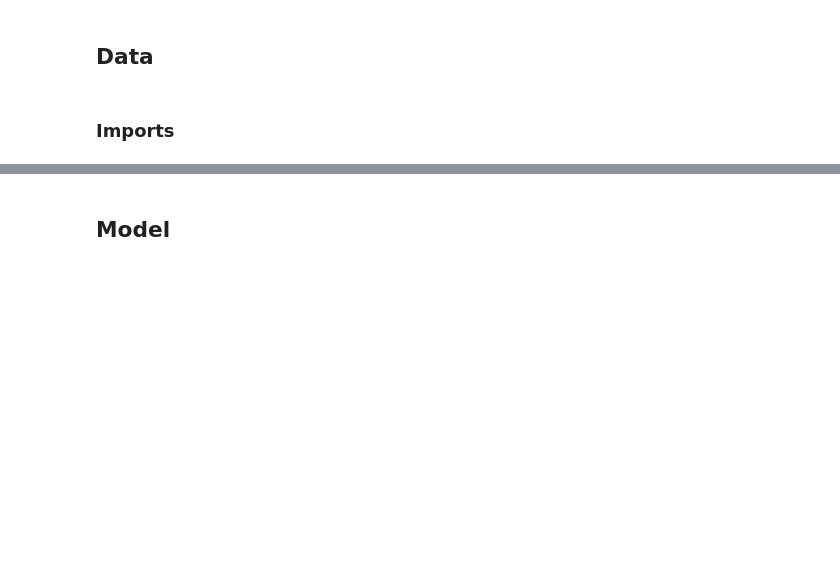
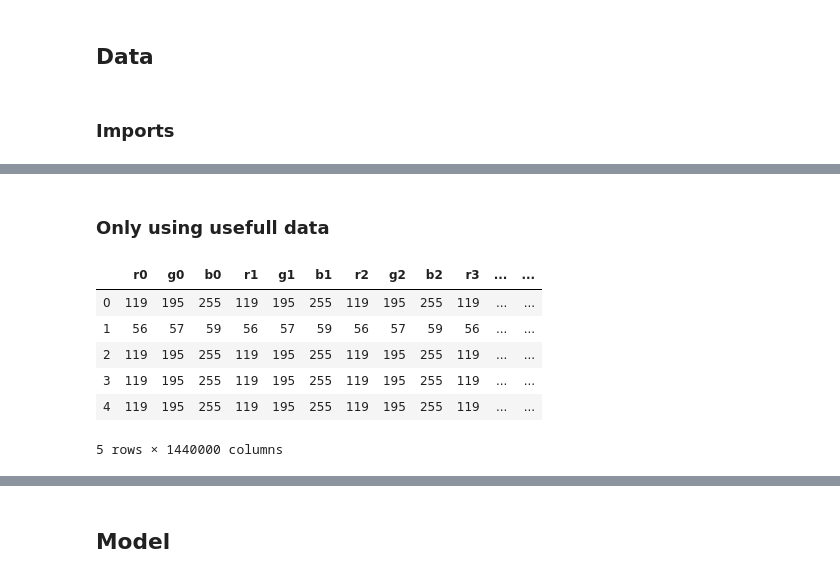
Before and after one commit to PXLMicromobility/Imitation-learning, a Jupyter notebook: Imitation_learning.ipynb, the cells around one changed output, grey strips where cells are left out. Saved outputs shown, nothing was run; the diff lists cells and outputs as text; code cells hidden in the pictures; blank space fills up the shorter version.

```diff
--- a/Imitation_learning.ipynb
+++ b/Imitation_learning.ipynb
@@ -46,0 +131,12 @@ img_df.shape
+# %% [markdown]
+### Only using usefull data
+# %%
+img_df.head()
+# %% [output]
+|  | r0 | g0 | b0 | r1 | g1 | b1 | r2 | g2 | b2 | r3 | ... | ... |
+| 0 | 119 | 195 | 255 | 119 | 195 | 255 | 119 | 195 | 255 | 119 | ... | ... |
+| 1 | 56 | 57 | 59 | 56 | 57 | 59 | 56 | 57 | 59 | 56 | ... | ... |
+| 2 | 119 | 195 | 255 | 119 | 195 | 255 | 119 | 195 | 255 | 119 | ... | ... |
+| 3 | 119 | 195 | 255 | 119 | 195 | 255 | 119 | 195 | 255 | 119 | ... | ... |
+| 4 | 119 | 195 | 255 | 119 | 195 | 255 | 119 | 195 | 255 | 119 | ... | ... |
+5 rows × 1440000 columns
```
Also changed, not shown: parts of 22 cells of this notebook, 1 other file.
